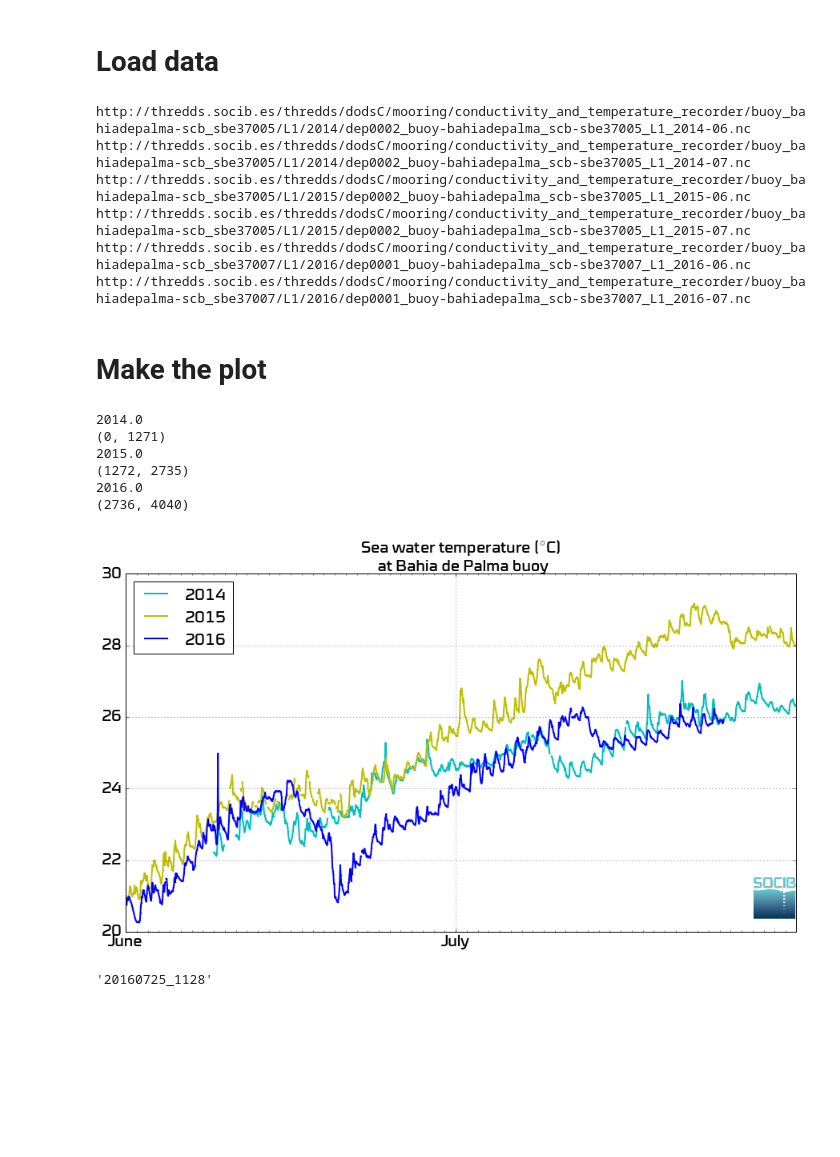
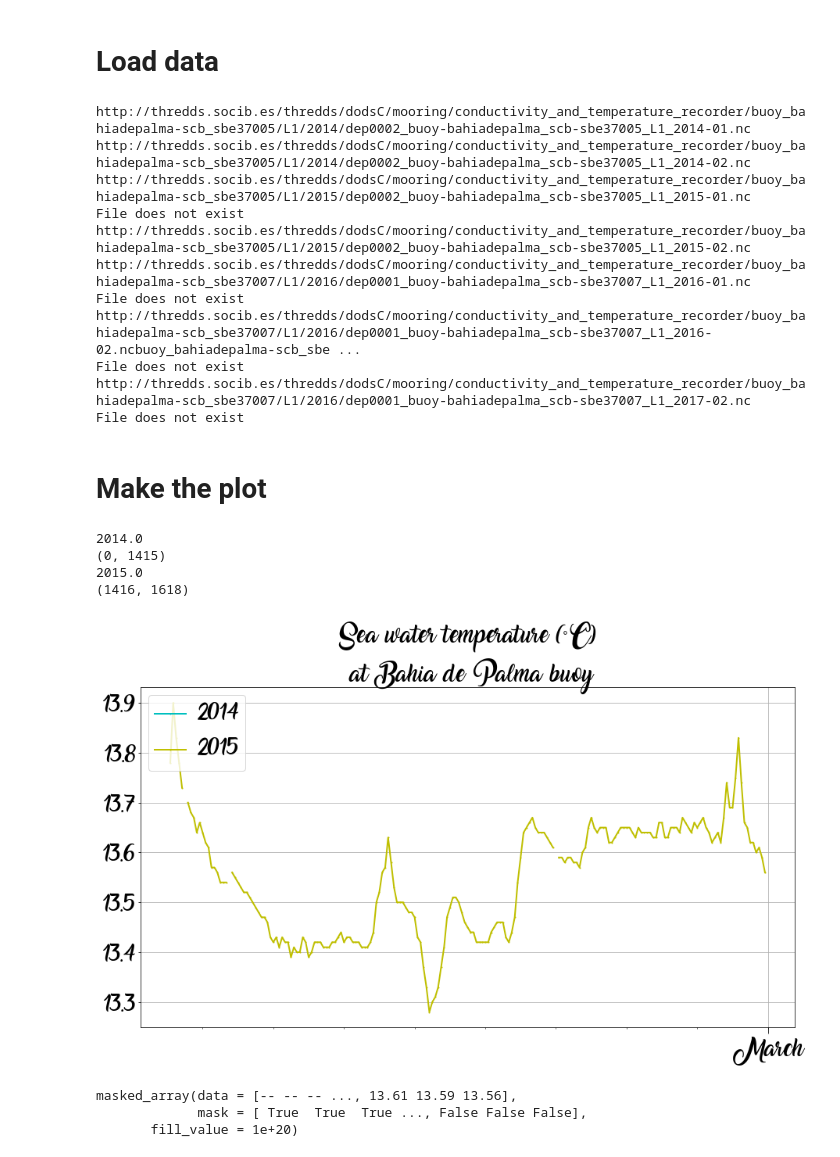
Before and after one commit to socib/SOCIB_plots, a Jupyter notebook: FixedStations/plot_temperature_mooring_year.ipynb, the cells around one changed output. Saved outputs shown, nothing was run; the diff lists cells and outputs as text; code cells hidden in the pictures; blank space fills up the shorter version.

Commit message:
modified plotting tools

```diff
--- a/FixedStations/plot_temperature_mooring_year.ipynb
+++ b/FixedStations/plot_temperature_mooring_year.ipynb
@@ -19,6 +19,6 @@ import matplotlib.font_manager as fm
 import matplotlib.image as image
 locale.setlocale(locale.LC_ALL, 'en_US.utf8')
 mpl.rcParams.update({'font.size': 20})
-prop = fm.FontProperties(fname='/home/ctroupin/.fonts/Cube-Regular2.ttf')
+prop = fm.FontProperties(fname='/home/ctroupin/.fonts/Amarillo.ttf')
 # %%
 figdir = "/home/ctroupin/Pictures/SOCIB"
@@ -34,4 +37,15 @@ file_list = ['buoy_bahiadepalma-scb_sbe37005/L1/2014/dep0002_buoy-bahiadepalma_s
 file_list = [file_basename + s for s in file_list]
+# %%
+file_basename = "http://thredds.socib.es/thredds/dodsC/mooring/conductivity_and_temperature_recorder/"
+file_list = ['buoy_bahiadepalma-scb_sbe37005/L1/2014/dep0002_buoy-bahiadepalma_scb-sbe37005_L1_2014-01.nc',
+             'buoy_bahiadepalma-scb_sbe37005/L1/2014/dep0002_buoy-bahiadepalma_scb-sbe37005_L1_2014-02.nc',
+             'buoy_bahiadepalma-scb_sbe37005/L1/2015/dep0002_buoy-bahiadepalma_scb-sbe37005_L1_2015-01.nc',
+             'buoy_bahiadepalma-scb_sbe37005/L1/2015/dep0002_buoy-bahiadepalma_scb-sbe37005_L1_2015-02.nc',
+             'buoy_bahiadepalma-scb_sbe37007/L1/2016/dep0001_buoy-bahiadepalma_scb-sbe37007_L1_2016-01.nc',
+             'buoy_bahiadepalma-scb_sbe37007/L1/2016/dep0001_buoy-bahiadepalma_scb-sbe37007_L1_2016-02.nc'
+             'buoy_bahiadepalma-scb_sbe37007/L1/2016/dep0001_buoy-bahiadepalma_scb-sbe37007_L1_2017-01.nc',
+             'buoy_bahiadepalma-scb_sbe37007/L1/2016/dep0001_buoy-bahiadepalma_scb-sbe37007_L1_2017-02.nc']
+file_list = [file_basename + s for s in file_list]
 # %% [markdown]
 # Load data
 # %%
@@ -44,30 +58,39 @@ def read_time_temp_mooring(filelist):
 
     for datafiles in filelist:
         print(datafiles)
-        with netCDF4.Dataset(datafiles) as nc:
-            buoytemperature_QC = np.hstack((buoytemperature_QC, nc.variables['QC_WTR_TEM_SBE37'][:]))
-            buoytemperature = np.hstack((buoytemperature, nc.variables['WTR_TEM_SBE37'][:]))
-            ttime = nc.variables['time'][:]
-            buoytime = np.hstack((buoytime, ttime))
-            buoytimeunits = nc.variables['time'].units
-            buoyyear = np.hstack((buoyyear,
-                                  netCDF4.num2date(ttime[0], buoytimeunits).year * np.ones_like(ttime)))
+        try:
+            with netCDF4.Dataset(datafiles) as nc:
+                buoytemperature_QC = np.hstack((buoytemperature_QC, nc.variables['QC_WTR_TEM_SBE37'][:]))
+                buoytemperature = np.hstack((buoytemperature, nc.variables['WTR_TEM_SBE37'][:]))
+                ttime = nc.variables['time'][:]
+                buoytime = np.hstack((buoytime, ttime))
+                buoytimeunits = nc.variables['time'].units
+                buoyyear = np.hstack((buoyyear,
+                                      netCDF4.num2date(ttime[0], buoytimeunits).year * np.ones_like(ttime)))
+        except RuntimeError:
+            print('File does not exist')
+
     buoytemperature = np.ma.masked_where(buoytemperature_QC !=1, buoytemperature)
     buoydate = netCDF4.num2date(buoytime, buoytimeunits)
     return buoytemperature, buoytime, buoydate, buoyyear
 # %%
 buoytemperature, buoytime, buoydate, buoyyear = read_time_temp_mooring(file_list)
 # %% [output]
-http://thredds.socib.es/thredds/dodsC/mooring/conductivity_and_temperature_recorder/buoy_bahiadepalma-scb_sbe37005/L1/2014/dep0002_buoy-bahiadepalma_scb-sbe37005_L1_2014-06.nc
-http://thredds.socib.es/thredds/dodsC/mooring/conductivity_and_temperature_recorder/buoy_bahiadepalma-scb_sbe37005/L1/2014/dep0002_buoy-bahiadepalma_scb-sbe37005_L1_2014-07.nc
-http://thredds.socib.es/thredds/dodsC/mooring/conductivity_and_temperature_recorder/buoy_bahiadepalma-scb_sbe37005/L1/2015/dep0002_buoy-bahiadepalma_scb-sbe37005_L1_2015-06.nc
-http://thredds.socib.es/thredds/dodsC/mooring/conductivity_and_temperature_recorder/buoy_bahiadepalma-scb_sbe37005/L1/2015/dep0002_buoy-bahiadepalma_scb-sbe37005_L1_2015-07.nc
-http://thredds.socib.es/thredds/dodsC/mooring/conductivity_and_temperature_recorder/buoy_bahiadepalma-scb_sbe37007/L1/2016/dep0001_buoy-bahiadepalma_scb-sbe37007_L1_2016-06.nc
-http://thredds.socib.es/thredds/dodsC/mooring/conductivity_and_temperature_recorder/buoy_bahiadepalma-scb_sbe37007/L1/2016/dep0001_buoy-bahiadepalma_scb-sbe37007_L1_2016-07.nc
+http://thredds.socib.es/thredds/dodsC/mooring/conductivity_and_temperature_recorder/buoy_bahiadepalma-scb_sbe37005/L1/2014/dep0002_buoy-bahiadepalma_scb-sbe37005_L1_2014-01.nc
+http://thredds.socib.es/thredds/dodsC/mooring/conductivity_and_temperature_recorder/buoy_bahiadepalma-scb_sbe37005/L1/2014/dep0002_buoy-bahiadepalma_scb-sbe37005_L1_2014-02.nc
+http://thredds.socib.es/thredds/dodsC/mooring/conductivity_and_temperature_recorder/buoy_bahiadepalma-scb_sbe37005/L1/2015/dep0002_buoy-bahiadepalma_scb-sbe37005_L1_2015-01.nc
+File does not exist
+http://thredds.socib.es/thredds/dodsC/mooring/conductivity_and_temperature_recorder/buoy_bahiadepalma-scb_sbe37005/L1/2015/dep0002_buoy-bahiadepalma_scb-sbe37005_L1_2015-02.nc
+http://thredds.socib.es/thredds/dodsC/mooring/conductivity_and_temperature_recorder/buoy_bahiadepalma-scb_sbe37007/L1/2016/dep0001_buoy-bahiadepalma_scb-sbe37007_L1_2016-01.nc
+File does not exist
+http://thredds.socib.es/thredds/dodsC/mooring/conductivity_and_temperature_recorder/buoy_bahiadepalma-scb_sbe37007/L1/2016/dep0001_buoy-bahiadepalma_scb-sbe37007_L1_2016-02.ncbuoy_bahiadepalma-scb_sbe ...
+File does not exist
+http://thredds.socib.es/thredds/dodsC/mooring/conductivity_and_temperature_recorder/buoy_bahiadepalma-scb_sbe37007/L1/2016/dep0001_buoy-bahiadepalma_scb-sbe37007_L1_2017-02.nc
+File does not exist
 # %%
 buoydate = np.array([dd.replace(year=int(buoyyear.min())) for dd in buoydate])
 # %% [markdown]
 # Make the plot
 # %%
-colorlist = ['c', 'y', 'b']
+colorlist = ['c', 'y', 'b', 'k']
 # %%
@@ -81,43 +104,41 @@ fig, ax= plt.subplots(num=None, figsize=(15, 8))
 i=0
 for years in np.unique(buoyyear):
     print years
     indices = np.where(buoyyear == years)[0]
     print(indices.min(), indices.max())
     plt.plot(buoydate[indices],
              buoytemperature[indices],
              marker = 'o',
              markeredgecolor = colorlist[i],
              color = colorlist[i], ms=1, label=int(years))
     i += 1
 ax.xaxis.set_major_locator(dates.MonthLocator())
 ax.xaxis.set_minor_locator(dates.DayLocator())
 ax.xaxis.set_major_formatter(hfmt)
 plt.title('Sea water temperature ($^{\circ}$C)\n at Bahia de Palma buoy', fontproperties=prop)
 #fig.autofmt_xdate()
 hl = plt.legend(loc=2, prop=prop)
 plt.grid()
 newax = fig.add_axes([0.8, 0.15, 0.1, 0.1], anchor='NE', zorder=1)
-newax.imshow(im)
+#newax.imshow(im)
 newax.axis('off')
 for label in ax.get_xticklabels():
     label.set_fontproperties(prop)
 
 for label in ax.get_yticklabels():
     label.set_fontproperties(prop)
-plt.savefig(os.path.join(figdir, figname), dpi=300)
+#plt.savefig(os.path.join(figdir, figname), dpi=300)
 plt.show()
 plt.close()
 # %% [output]
 2014.0
-(0, 1271)
+(0, 1415)
 2015.0
-(1272, 2735)
-2016.0
-(2736, 4040)
+(1416, 1618)
-[figure, old version]
+[figure, new version]
-# %%
-import datetime
-d = datetime.datetime.now()
-d.strftime('%Y%m%d_%H%M')
-# %% [output]
-'20160725_1128'
+# %%
+buoytemperature
+# %% [output]
+masked_array(data = [-- -- -- ..., 13.61 13.59 13.56],
+             mask = [ True  True  True ..., False False False],
+       fill_value = 1e+20)
```
Also changed, not shown: parts of 3 cells of this notebook, 1 other file.
